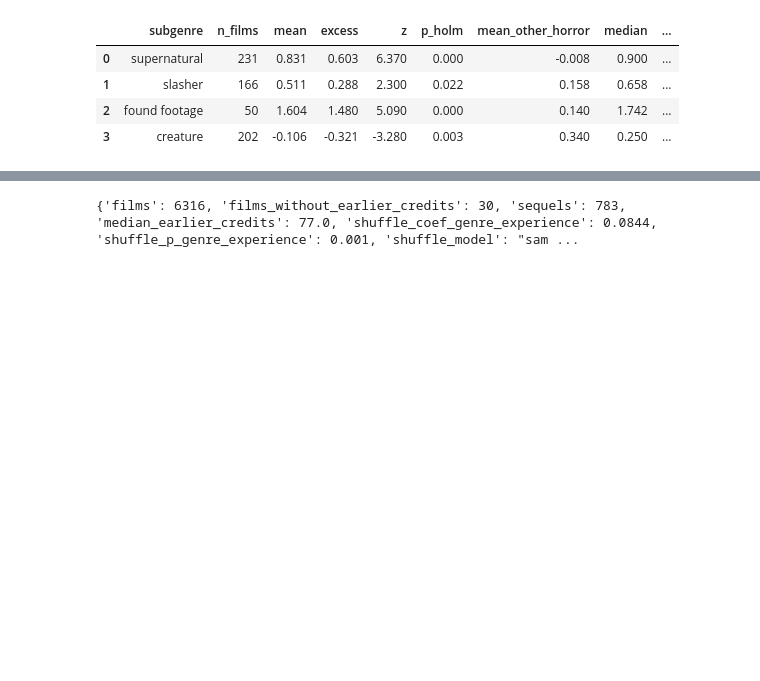
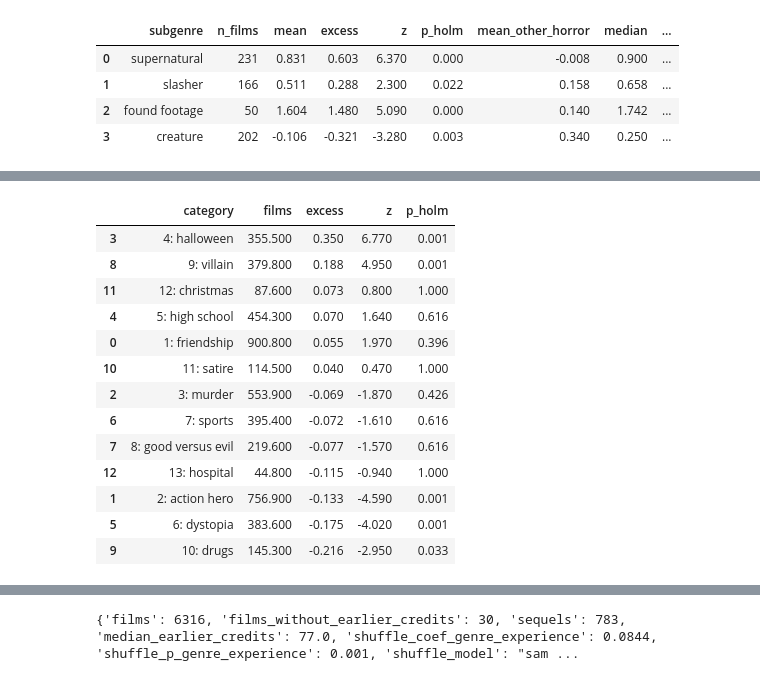
Before and after one commit to angelabuxo/IMDb-movie-success, a Jupyter notebook: notebooks/q1_genre.ipynb, the cells around one changed output, grey strips where cells are left out. Cells and saved outputs as stored; diff of their text form; code cells hidden in the pictures; blank space fills up the shorter version.

```diff
--- a/notebooks/q1_genre.ipynb
+++ b/notebooks/q1_genre.ipynb
@@ -654,0 +757,17 @@ pd.read_csv(TM / "horror_subgenres.csv").drop(columns="run")
+# %%
+pd.read_csv(CAT / "keyword_category_tests.csv").sort_values("excess", ascending=False)[["category", "films", "excess", "z", "p_holm"]]
+# %% [output]
+|  | category | films | excess | z | p_holm |
+| 3 | 4: halloween | 355.500 | 0.350 | 6.770 | 0.001 |
+| 8 | 9: villain | 379.800 | 0.188 | 4.950 | 0.001 |
+| 11 | 12: christmas | 87.600 | 0.073 | 0.800 | 1.000 |
+| 4 | 5: high school | 454.300 | 0.070 | 1.640 | 0.616 |
+| 0 | 1: friendship | 900.800 | 0.055 | 1.970 | 0.396 |
+| 10 | 11: satire | 114.500 | 0.040 | 0.470 | 1.000 |
+| 2 | 3: murder | 553.900 | -0.069 | -1.870 | 0.426 |
+| 6 | 7: sports | 395.400 | -0.072 | -1.610 | 0.616 |
+| 7 | 8: good versus evil | 219.600 | -0.077 | -1.570 | 0.616 |
+| 12 | 13: hospital | 44.800 | -0.115 | -0.940 | 1.000 |
+| 1 | 2: action hero | 756.900 | -0.133 | -4.590 | 0.001 |
+| 5 | 6: dystopia | 383.600 | -0.175 | -4.020 | 0.001 |
+| 9 | 10: drugs | 145.300 | -0.216 | -2.950 | 0.033 |
```
Also changed, not shown: parts of 21 cells of this notebook, 15 other files.
